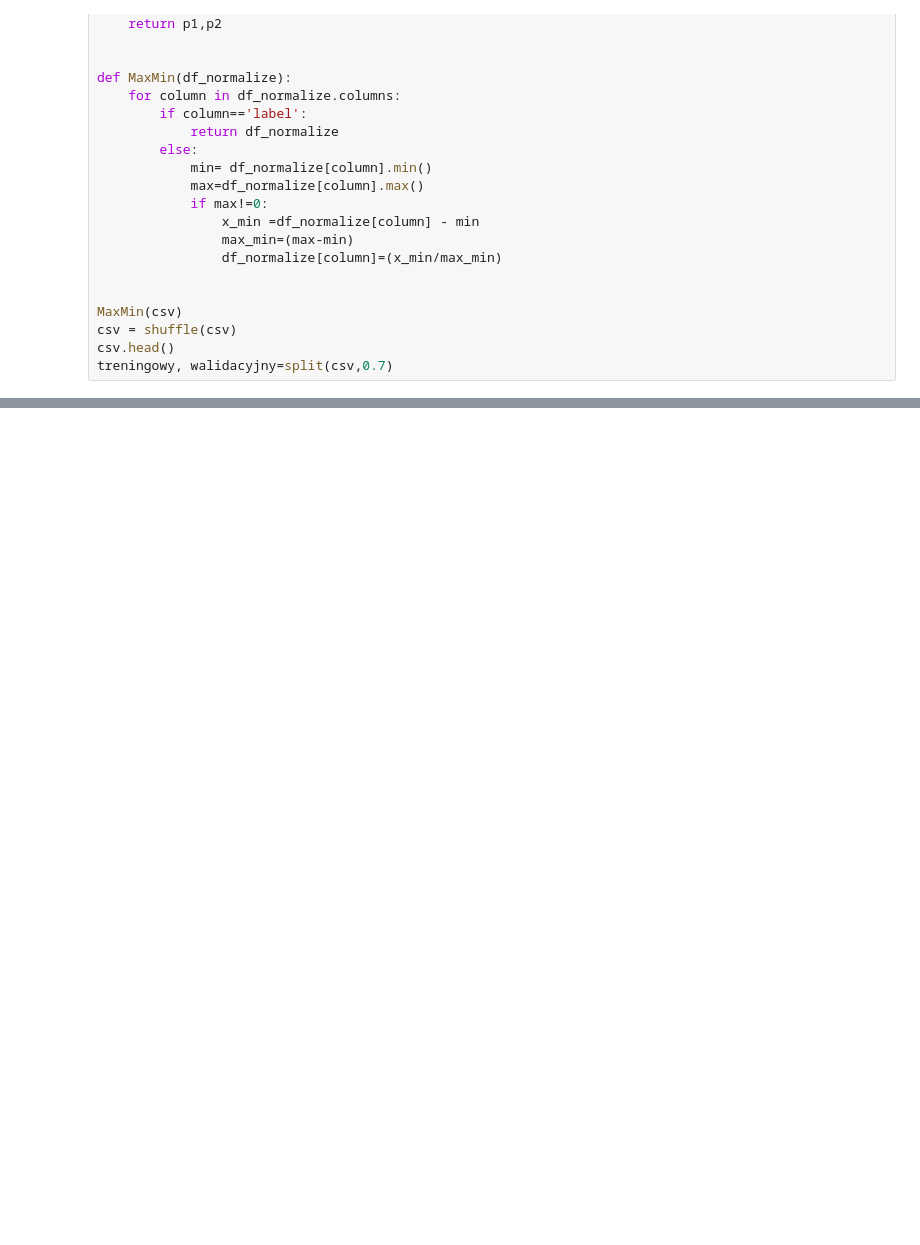
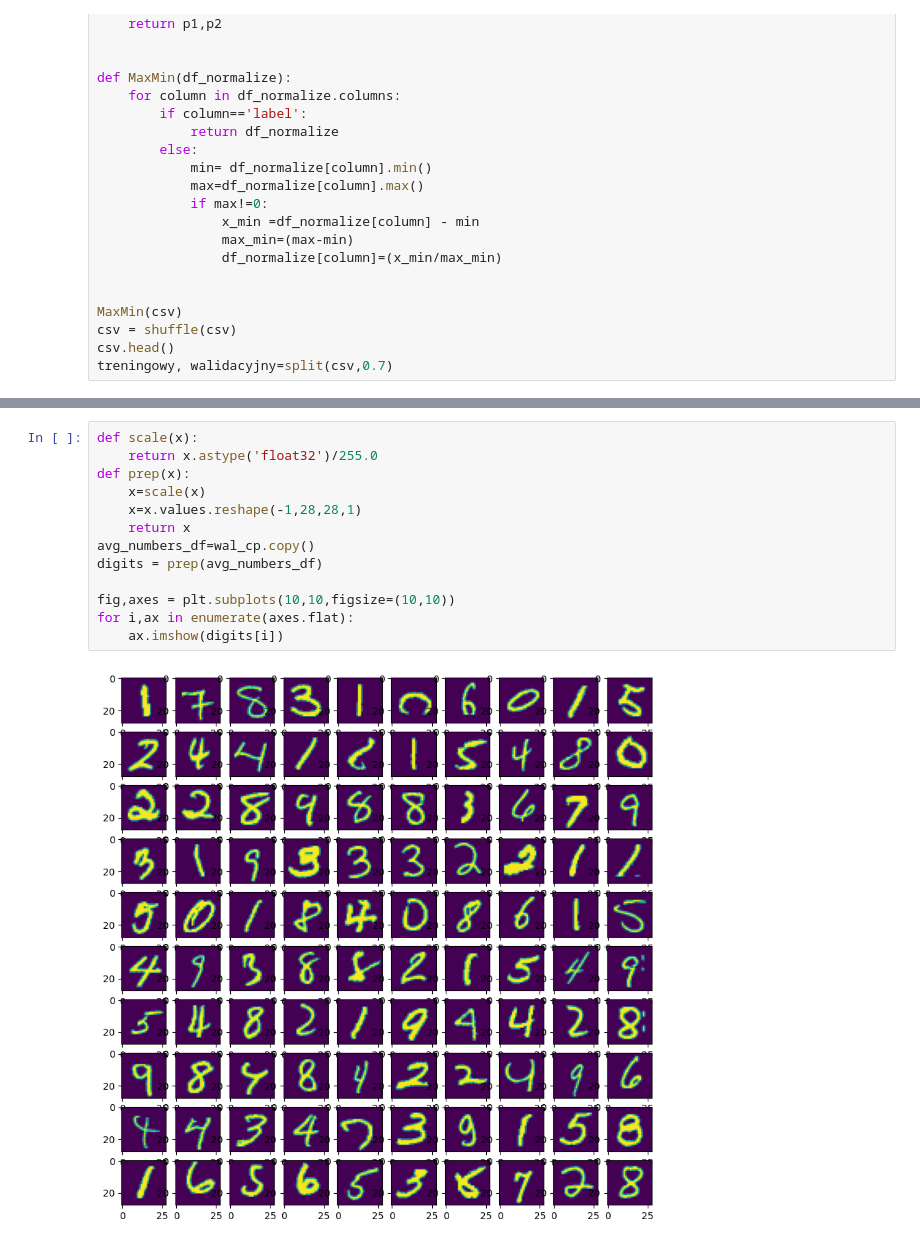
Before and after one commit to w0jd/ropoznawanie-cyfr, a Jupyter notebook: dane.ipynb, the cells around one changed output, grey strips where cells are left out. Saved outputs shown, nothing was run; the diff lists cells and outputs as text; blank space fills up the shorter version.

```diff
--- a/dane.ipynb
+++ b/dane.ipynb
@@ -298,0 +331,15 @@ KNN(tren_cp,wal_cp.iloc[:10],5,2,tren_labels,wal_labels)
+# %%
+def scale(x):
+    return x.astype('float32')/255.0
+def prep(x):
+    x=scale(x)
+    x=x.values.reshape(-1,28,28,1)
+    return x
+avg_numbers_df=wal_cp.copy()
+digits = prep(avg_numbers_df)
+
+fig,axes = plt.subplots(10,10,figsize=(10,10))
+for i,ax in enumerate(axes.flat):
+    ax.imshow(digits[i])
+# %% [output]
+[figure, added]
```
Also changed, not shown: parts of 2 cells of this notebook.
